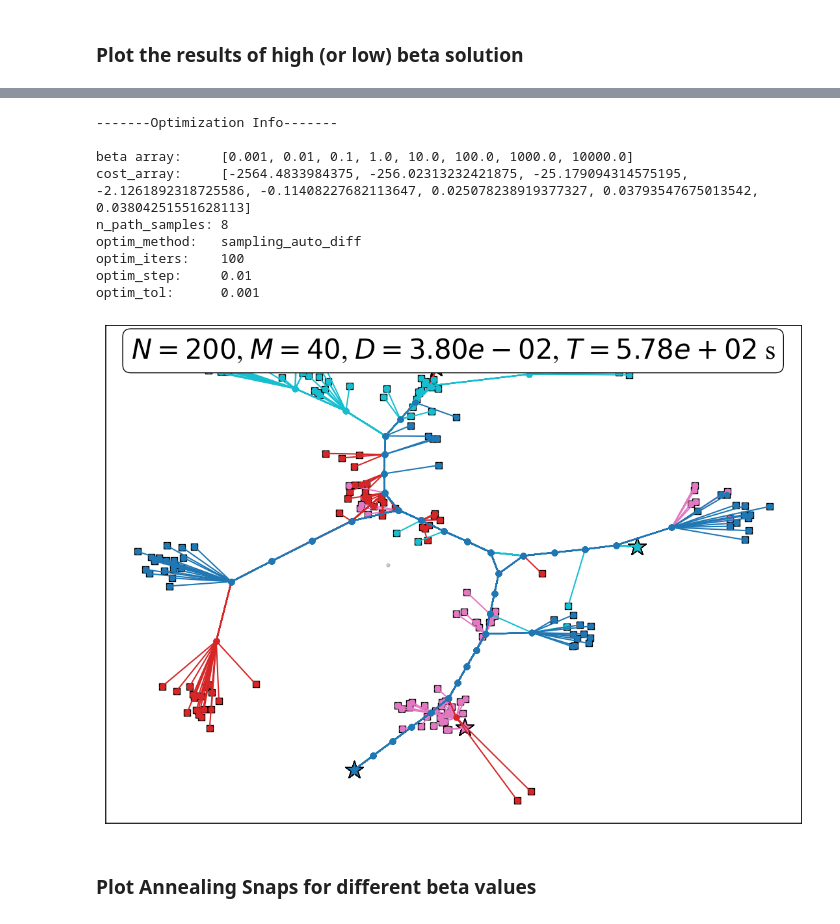
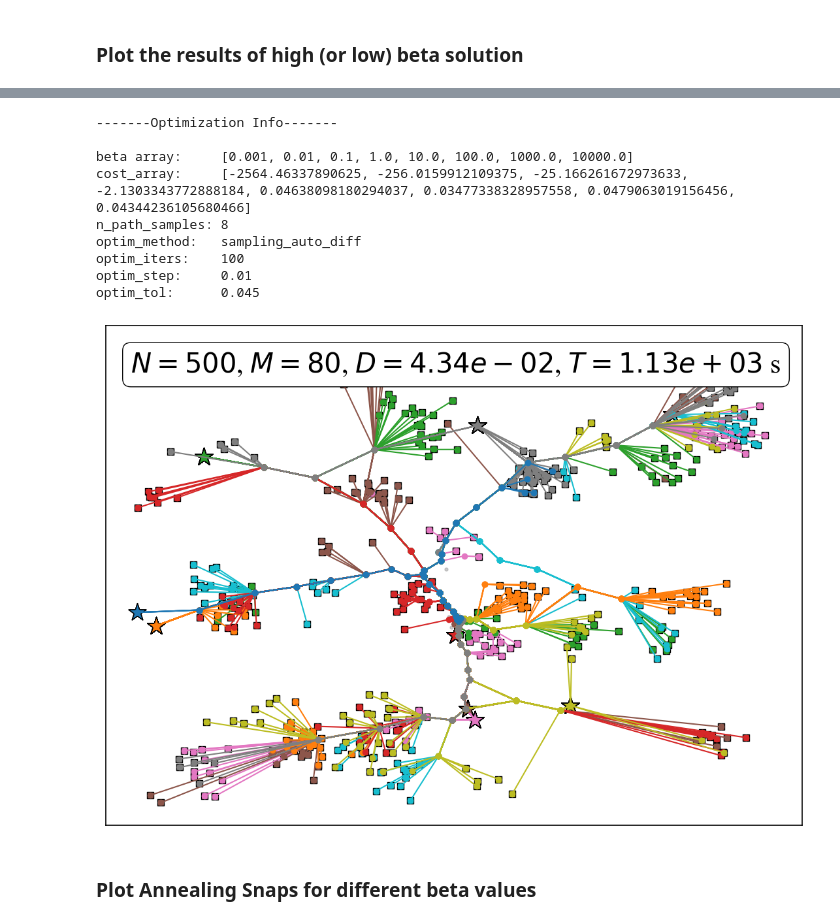
Before and after one commit to salar96/LearningFLPO, a Jupyter notebook: plot_res.ipynb, the cells around one changed output, grey strips where cells are left out. Saved outputs shown, nothing was run; the diff lists cells and outputs as text; code cells hidden in the pictures.

```diff
--- a/plot_res.ipynb
+++ b/plot_res.ipynb
@@ -66,5 +66,5 @@ optim_tol:      0.001
 # %%
-file_path1 = "AAAI26_res/annealing_res/N200_M40_ends4_seed3"
+file_path1 = "AAAI26_res/annealing_res/N500_M80_ends8_seed3"
 
 with open(file_path1, 'rb') as file:
     annealing_res_data = pickle.load(file)
@@ -82,37 +82,37 @@ optim_tol = annealing_res_data['optim_tol']
 runtime = annealing_res_data['runtime']
 
 print("\n-------Optimization Info-------\n")
 print(f"beta array:\t{b_arr}")
 print(f"cost_array:\t{F_arr}")
 print(f"n_path_samples:\t{n_path_samples}")
 print(f"optim_method:\t{optim_method}")
 print(f"optim_iters:\t{optim_iters}")
 print(f"optim_step:\t{optim_step}")
 print(f"optim_tol:\t{optim_tol}")
 
 routes = calc_routs_uavFLPO(START_locs1, END_locs1, Y_arr[-1])
 plot_uavFLPO_with_routes(
     START_locs1,
     END_locs1,
     Y_arr[-1],
     final_cost=F_arr[-1],
     runtime=runtime,
     routes=routes,
     fraction_to_plot=1.0,
-    textcoords = [0.01,1.03],
+    textcoords = [0.01,1.065],
     textsize=30,
     random_seed=0)
 # %% [output]
 -------Optimization Info-------
 
 beta array:     [0.001, 0.01, 0.1, 1.0, 10.0, 100.0, 1000.0, 10000.0]
-cost_array:     [-2564.4833984375, -256.02313232421875, -25.179094314575195, -2.1261892318725586, -0.11408227682113647, 0.025078238919377327, 0.03793547675013542, 0.03804251551628113]
+cost_array:     [-2564.46337890625, -256.0159912109375, -25.166261672973633, -2.1303343772888184, 0.04638098180294037, 0.03477338328957558, 0.0479063019156456, 0.04344236105680466]
 n_path_samples: 8
 optim_method:   sampling_auto_diff
 optim_iters:    100
 optim_step:     0.01
-optim_tol:      0.001
+optim_tol:      0.045
-[figure, old version]
+[figure, new version]
 # %% [markdown]
 ### Plot Annealing Snaps for different beta values
 # %%
```
Also changed, not shown: parts of 1 cell of this notebook, 3 other files.
